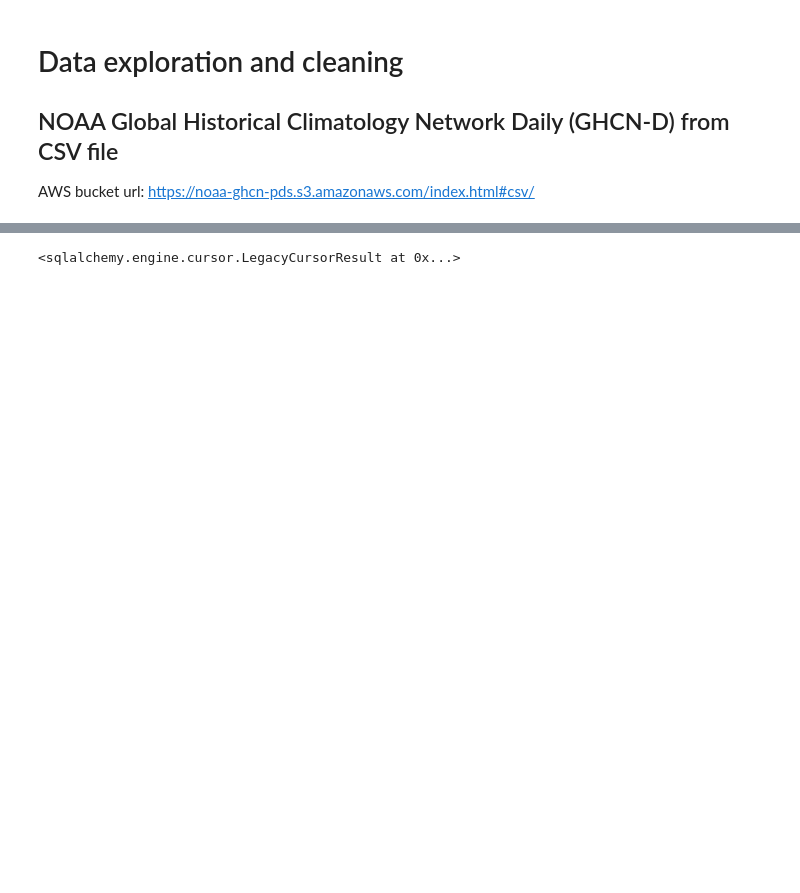
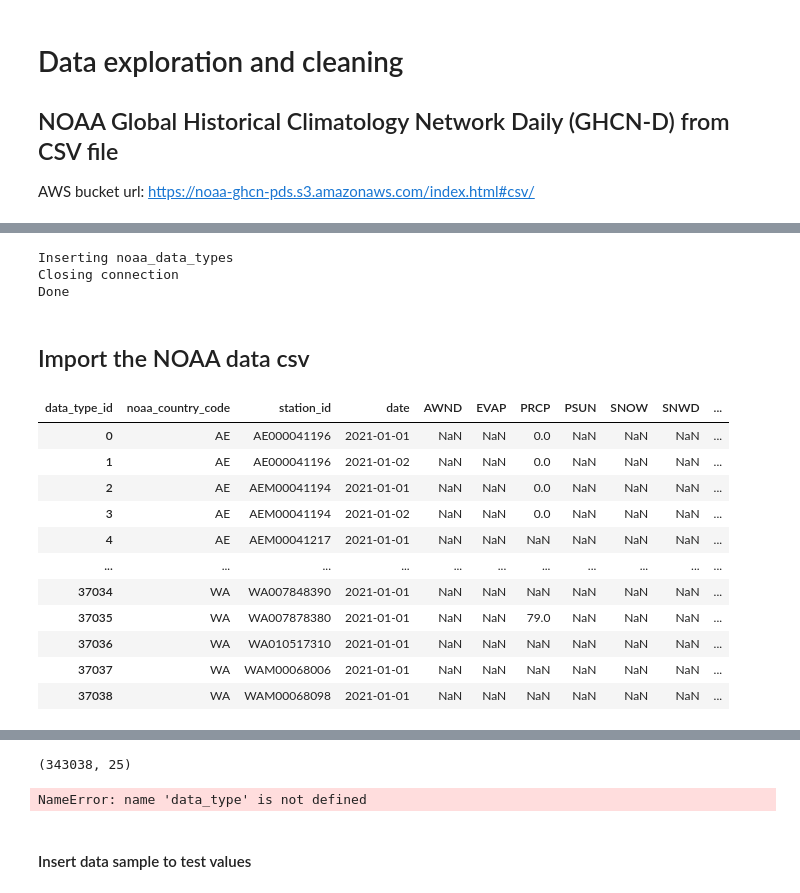
Before and after one commit to Donal-Flanagan/WBS_coding_school_data_science_bootcamp, a Jupyter notebook: climate_change_project/crop_yield_preprocessing_normalized.ipynb, the cells around one changed output, grey strips where cells are left out. Drawn from its saved outputs; the diff is of its cells as text; code cells hidden in the pictures; blank space fills up the shorter version.

```diff
--- a/climate_change_project/crop_yield_preprocessing_normalized.ipynb
+++ b/climate_change_project/crop_yield_preprocessing_normalized.ipynb
@@ -358,20 +974,75 @@ AWS bucket url: https://noaa-ghcn-pds.s3.amazonaws.com/index.html#csv/
+# %%
+dbi = DatabaseInterface(db_name='crop_yield_prediction',
+                        user=local_mysql_user,
+                        password=local_mysql_password)
+
+dbi.engine.execute(f"DROP TABLE IF EXISTS noaa_data_types;")
+
+print("Inserting noaa_data_types")
+dbi.insert_data(
+   df=noaa_data_type_ids,
+   table_name='noaa_data_types',
+   dtypes={
+      'data_type_id': String(4),
+      'description': Text,
+      'units': Text,
+      'use_in_model': Boolean,
+      }
+)
+dbi.set_existing_field_as_primary_key('noaa_data_types', 'data_type_id')
+
+print("Closing connection")
+dbi.close_connection()
+print("Done")
+# %% [output]
+Inserting noaa_data_types
+Closing connection
+Done
+# %% [markdown]
+## Import the NOAA data csv
 # %%
-from datetime import datetime
 custom_date_parser = lambda x: datetime.strptime(x, "%Y%m%d")
 
 noaa_ghcnd_file_path = './data/noaa_ghcn_aws_data/'
 
 file_name = '2021'
 noaa_ghcn_aws_data_2021 = pd.read_csv(
     f"{noaa_ghcnd_file_path}{file_name}.csv",
     header=None,
-    names=['station_id', 'date', 'element', 'data_value', 'measurement_id', 'quality_id', 'source_id', 'observation_time'],
-    nrows=1000000,
+    usecols=[0,1,2,3],
+    names=['station_id', 'date', 'data_type_id', 'data_value'],#, 'measurement_id', 'quality_id', 'source_id', 'observation_time'],
+    nrows=100000,
     parse_dates=['date'],
     date_parser=custom_date_parser,
-    dtype={'observation_time':str}
+    # dtype={'observation_time':str}
     )
-noaa_ghcn_aws_data_2021.observation_time.replace({np.nan: '0000', '2400': '0000'}, inplace=True)
-noaa_ghcn_aws_data_2021.observation_time = pd.to_datetime(noaa_ghcn_aws_data_2021.observation_time, format='%H%M').dt.time
-noaa_ghcn_aws_data_2021.head()
+#noaa_ghcn_aws_data_2021.observation_time.replace({np.nan: '0000', '2400': '0000'}, inplace=True)
+#noaa_ghcn_aws_data_2021.observation_time = pd.to_datetime(noaa_ghcn_aws_data_2021.observation_time, format='%H%M').dt.time
+
+# Extract country code from station_id
+noaa_ghcn_aws_data_2021['noaa_country_code'] = noaa_ghcn_aws_data_2021.station_id.str[:2]
+# Drop countries that are not in the fao dataset
+noaa_ghcn_aws_data_2021 = noaa_ghcn_aws_data_2021[noaa_ghcn_aws_data_2021.noaa_country_code.isin(noaa_country_codes.noaa_country_code)]
+# Drop unnecessary data types
+noaa_ghcn_aws_data_2021 = noaa_ghcn_aws_data_2021[noaa_ghcn_aws_data_2021.data_type_id.isin(data_ids_to_keep)]
+# Pivot the table.
+noaa_weather_data = noaa_ghcn_aws_data_2021.pivot(index=['noaa_country_code', 'station_id', 'date'], columns='data_type_id', values='data_value')
+# Fill in the weather type columns with zeroes because they are one-hot encoded/binary
+# weather_type_cols = noaa_weather_data.columns[noaa_weather_data.columns.str.contains('WT')]
+# noaa_weather_data[weather_type_cols] = noaa_weather_data[weather_type_cols].fillna(0)
+
+noaa_weather_data.reset_index(inplace=True)
+noaa_weather_data.head()
 # %% [output]
+| data_type_id | noaa_country_code | station_id | date | AWND | EVAP | PRCP | PSUN | SNOW | SNWD | ... |
+| 0 | AE | AE000041196 | 2021-01-01 | NaN | NaN | 0.0 | NaN | NaN | NaN | ... |
+| 1 | AE | AE000041196 | 2021-01-02 | NaN | NaN | 0.0 | NaN | NaN | NaN | ... |
+| 2 | AE | AEM00041194 | 2021-01-01 | NaN | NaN | 0.0 | NaN | NaN | NaN | ... |
+| 3 | AE | AEM00041194 | 2021-01-02 | NaN | NaN | 0.0 | NaN | NaN | NaN | ... |
+| 4 | AE | AEM00041217 | 2021-01-01 | NaN | NaN | NaN | NaN | NaN | NaN | ... |
+| ... | ... | ... | ... | ... | ... | ... | ... | ... | ... | ... |
+| 37034 | WA | WA007848390 | 2021-01-01 | NaN | NaN | NaN | NaN | NaN | NaN | ... |
+| 37035 | WA | WA007878380 | 2021-01-01 | NaN | NaN | 79.0 | NaN | NaN | NaN | ... |
+| 37036 | WA | WA010517310 | 2021-01-01 | NaN | NaN | NaN | NaN | NaN | NaN | ... |
+| 37037 | WA | WAM00068006 | 2021-01-01 | NaN | NaN | NaN | NaN | NaN | NaN | ... |
+| 37038 | WA | WAM00068098 | 2021-01-01 | NaN | NaN | NaN | NaN | NaN | NaN | ... |
@@ -395 +1050,10 @@ Inserting fao_product_ids
-<sqlalchemy.engine.cursor.LegacyCursorResult at 0x...>
+# %%
+noaa_weather_data.shape
+# %% [output]
+(343038, 25)
+# %%
+[data_type['data_type_id'] for datatype in data_types_to_keep]
+# %% [output]
+NameError: name 'data_type' is not defined
+# %% [markdown]
+#### Insert data sample to test values
```
Also changed, not shown: parts of 68 cells of this notebook.
